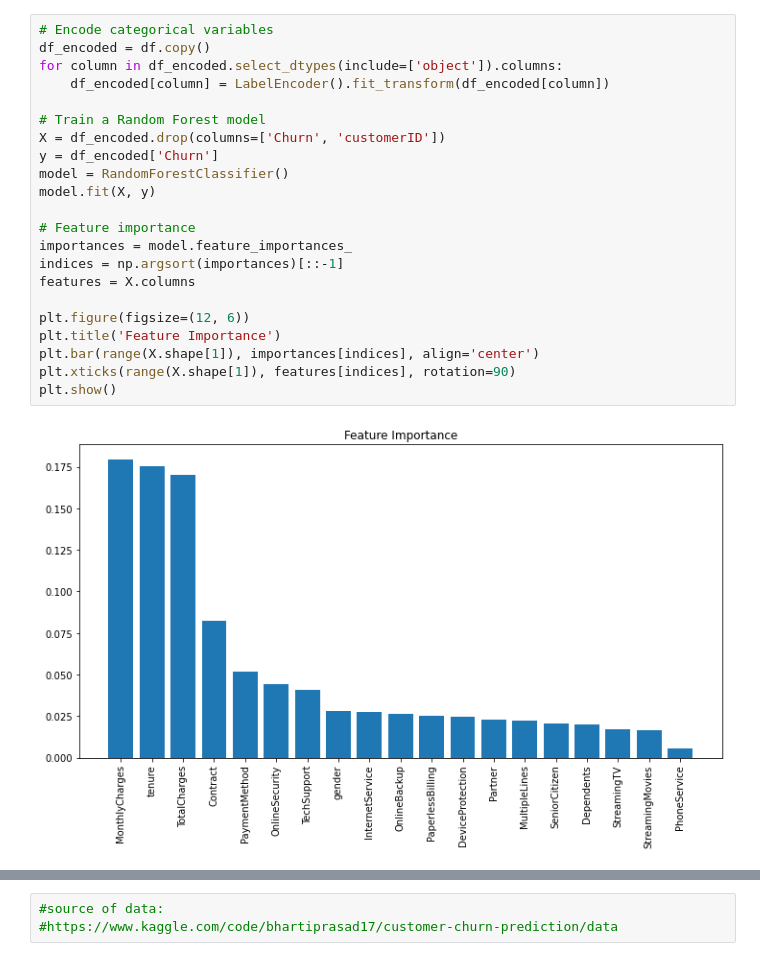
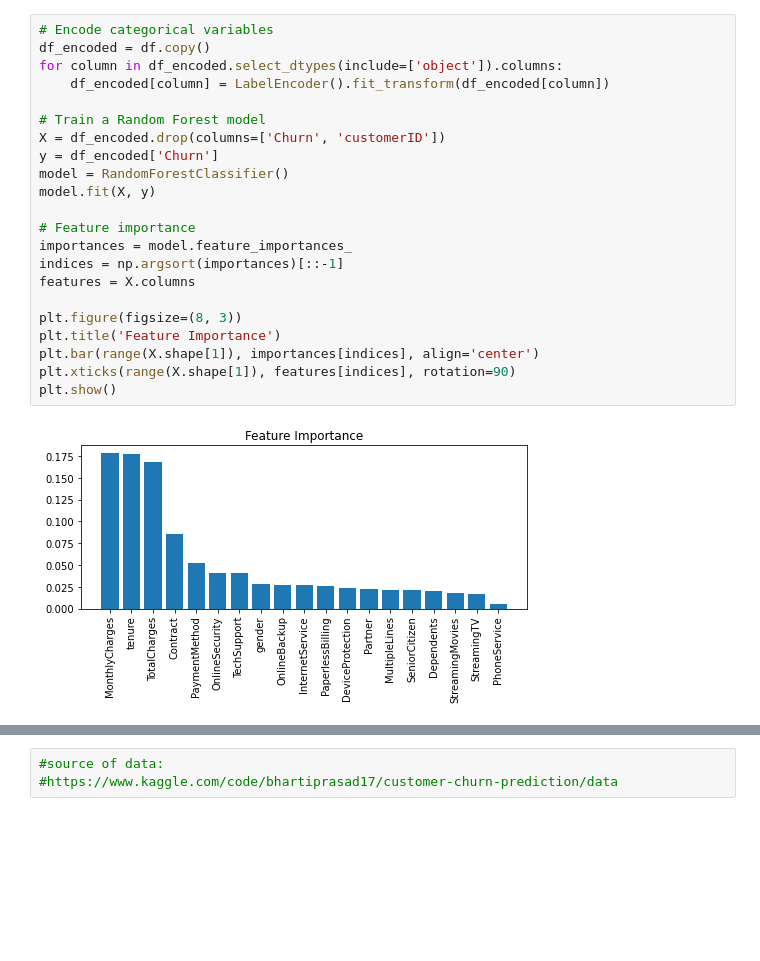
Before and after one commit to KatarzynaTondas/Python-Projects, a Jupyter notebook: CustomersChurn_analysis.ipynb, the cells around one changed output, grey strips where cells are left out. Cells and saved outputs as stored; diff of their text form; blank space fills up the shorter version.

```diff
--- a/CustomersChurn_analysis.ipynb
+++ b/CustomersChurn_analysis.ipynb
@@ -222,24 +395,24 @@ plt.show()
 # %%
 # Encode categorical variables
 df_encoded = df.copy()
 for column in df_encoded.select_dtypes(include=['object']).columns:
     df_encoded[column] = LabelEncoder().fit_transform(df_encoded[column])
 
 # Train a Random Forest model
 X = df_encoded.drop(columns=['Churn', 'customerID'])
 y = df_encoded['Churn']
 model = RandomForestClassifier()
 model.fit(X, y)
 
 # Feature importance
 importances = model.feature_importances_
 indices = np.argsort(importances)[::-1]
 features = X.columns
 
-plt.figure(figsize=(12, 6))
+plt.figure(figsize=(8, 3))
 plt.title('Feature Importance')
 plt.bar(range(X.shape[1]), importances[indices], align='center')
 plt.xticks(range(X.shape[1]), features[indices], rotation=90)
 plt.show()
 # %% [output]
-[figure, old version]
+[figure, new version]
```
Also changed, not shown: parts of 70 cells of this notebook.
